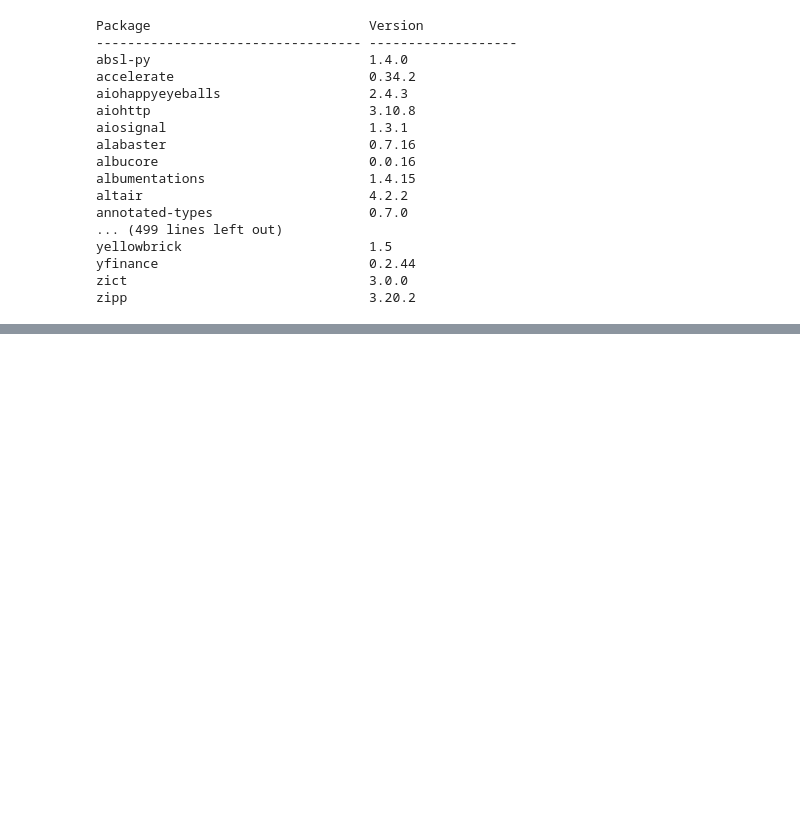
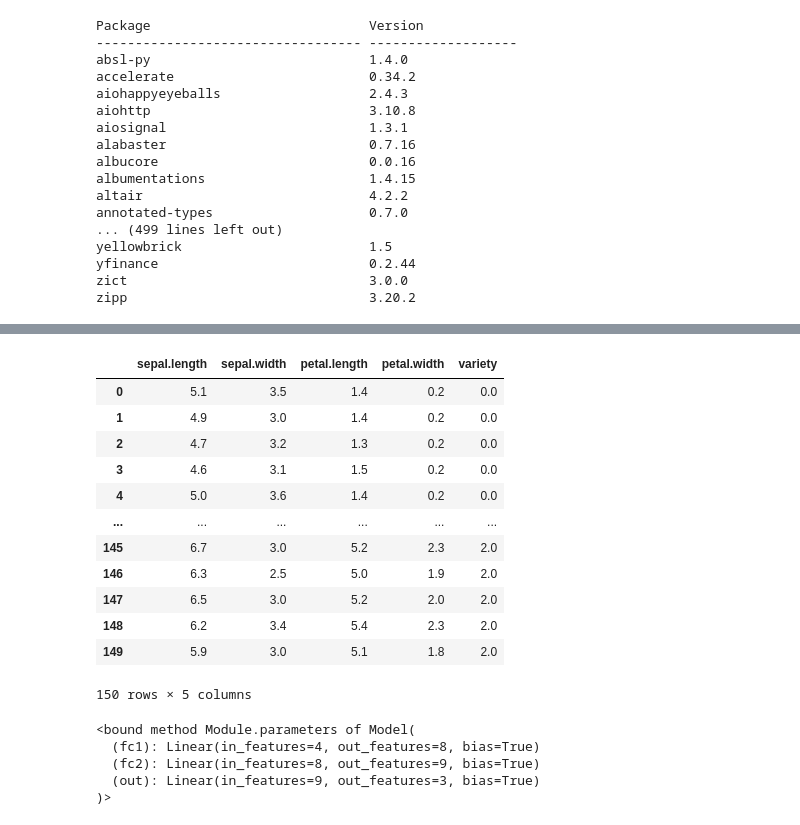
Before and after one commit to EngrIBGIT/Deep_Learning_Pytorch, a Jupyter notebook: Deep_Learning_Pytorch.ipynb, the cells around one changed output, grey strips where cells are left out. Drawn from its saved outputs; the diff is of its cells as text; code cells hidden in the pictures; blank space fills up the shorter version.

```diff
--- a/Deep_Learning_Pytorch.ipynb
+++ b/Deep_Learning_Pytorch.ipynb
@@ -26,0 +336,6 @@ zipp                               3.20.2
+# %%
+# Load Data Via a url
+
+url='https://gist.githubusercontent.com/netj/8836201/raw/6f9306ad21398ea43cba4f7d537619d0e07d5ae3/iris.csv'
+df = pd.read_csv(url)
+df.head()
@@ -26,0 +367,20 @@ zipp                               3.20.2
+# %%
+# Tranform Variety Column from String to Integer
+df['variety'] = df['variety'].replace('Setosa',0.0)
+df['variety'] = df['variety'].replace('Versicolor',1.0)
+df['variety'] = df['variety'].replace('Virginica',2.0)
+df
+# %% [output]
+|  | sepal.length | sepal.width | petal.length | petal.width | variety |
+| 0 | 5.1 | 3.5 | 1.4 | 0.2 | 0.0 |
+| 1 | 4.9 | 3.0 | 1.4 | 0.2 | 0.0 |
+| 2 | 4.7 | 3.2 | 1.3 | 0.2 | 0.0 |
+| 3 | 4.6 | 3.1 | 1.5 | 0.2 | 0.0 |
+| 4 | 5.0 | 3.6 | 1.4 | 0.2 | 0.0 |
+| ... | ... | ... | ... | ... | ... |
+| 145 | 6.7 | 3.0 | 5.2 | 2.3 | 2.0 |
+| 146 | 6.3 | 2.5 | 5.0 | 1.9 | 2.0 |
+| 147 | 6.5 | 3.0 | 5.2 | 2.0 | 2.0 |
+| 148 | 6.2 | 3.4 | 5.4 | 2.3 | 2.0 |
+| 149 | 5.9 | 3.0 | 5.1 | 1.8 | 2.0 |
+150 rows × 5 columns
@@ -26,0 +414,8 @@ zipp                               3.20.2
+# %%
+model.parameters
+# %% [output]
+<bound method Module.parameters of Model(
+  (fc1): Linear(in_features=4, out_features=8, bias=True)
+  (fc2): Linear(in_features=8, out_features=9, bias=True)
+  (out): Linear(in_features=9, out_features=3, bias=True)
+)>
```
Also changed, not shown: parts of 84 cells of this notebook.
